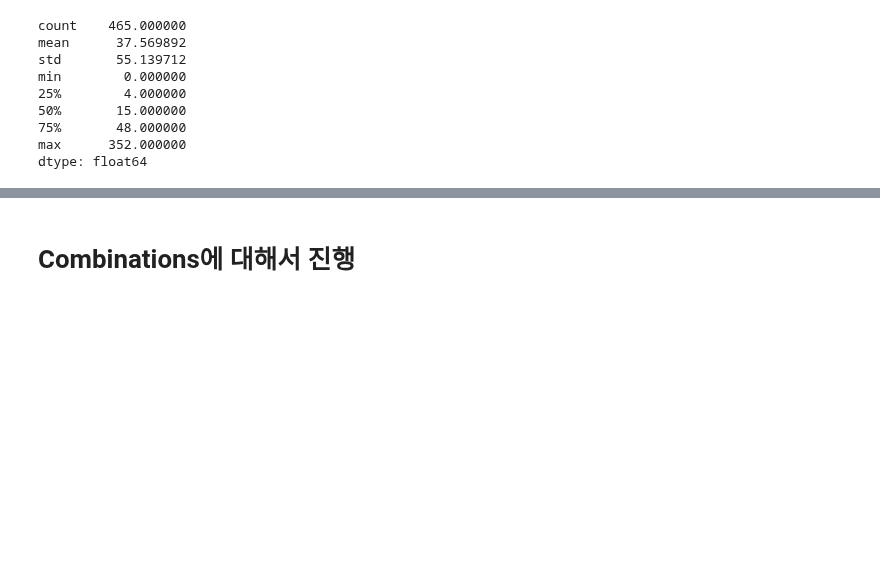
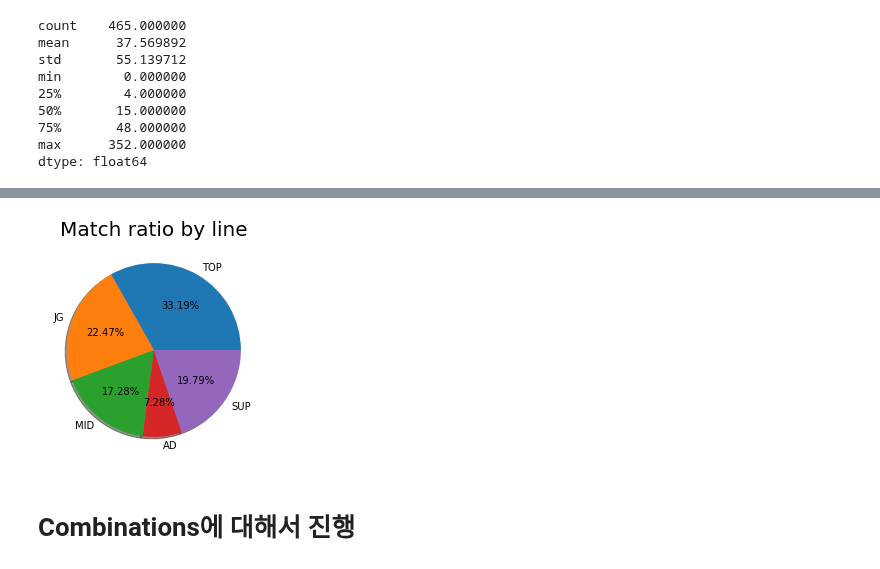
Before and after one commit to CSID-DGU/2020-2-OSSP-CP-DHL-3, a Jupyter notebook: src/ipynb/EDA.ipynb, the cells around one changed output, grey strips where cells are left out. Drawn from its saved outputs; the diff is of its cells as text; code cells hidden in the pictures; blank space fills up the shorter version.

```diff
--- a/src/ipynb/EDA.ipynb
+++ b/src/ipynb/EDA.ipynb
@@ -341,6 +326,15 @@ min        0.000000
 75%       30.000000
 max      528.000000
 dtype: float64
+# %%
+jungle_total_mean = 31.62
+jungle_total_std = 68.11
+jungle_total_25 = 2
+jungle_total_50 = 8
+jungle_total_75 = 30
+jungle_total_max = 528
+jungle_total_min = 0
+jungle_total_counts = 528
 # %% [markdown]
 ## Mid
 # %%
@@ -355,6 +349,15 @@ min        0.000000
 75%       27.750000
 max      311.000000
 dtype: float64
+# %%
+mid_total_mean = 22.21
+mid_total_std = 35.70
+mid_total_25 = 2
+mid_total_50 = 9
+mid_total_75 = 27.75
+mid_total_max = 311
+mid_total_min = 0
+mid_total_counts = 406
 # %% [markdown]
 ## Carry
 # %%
@@ -369,6 +372,15 @@ min        0.000000
 75%       77.500000
 max      735.000000
 dtype: float64
+# %%
+carry_total_mean = 83.23
+carry_total_std = 133.76
+carry_total_25 = 8.5
+carry_total_50 = 29
+carry_total_75 = 77.5
+carry_total_max = 735
+carry_total_min = 0
+carry_total_counts = 171
 # %% [markdown]
 ## Sup
 # %%
@@ -383,3 +395,12 @@ min        0.000000
 75%       48.000000
 max      352.000000
 dtype: float64
+# %%
+sup_total_mean = 37.56
+sup_total_std = 55.13
+sup_total_25 = 4
+sup_total_50 = 15
+sup_total_75 = 48
+sup_total_max = 352
+sup_total_min = 0
+sup_total_counts = 465
@@ -386,2 +428,13 @@ dtype: float64
+# %%
+group_names = ['TOP', 'JG', 'MID', 'AD', 'SUP']
+group_size = [top_total_counts, jungle_total_counts, mid_total_counts, carry_total_counts, sup_total_counts]
+plt.pie(group_size,
+        labels=group_names,
+        autopct='%1.2f%%',
+        shadow=True)
+plt.title('Match ratio by line', fontsize=20)
+plt.show()
+# %% [output]
+[figure, added]
 # %% [markdown]
 # Combinations에 대해서 진행
```
Also changed, not shown: parts of 9 cells of this notebook.
